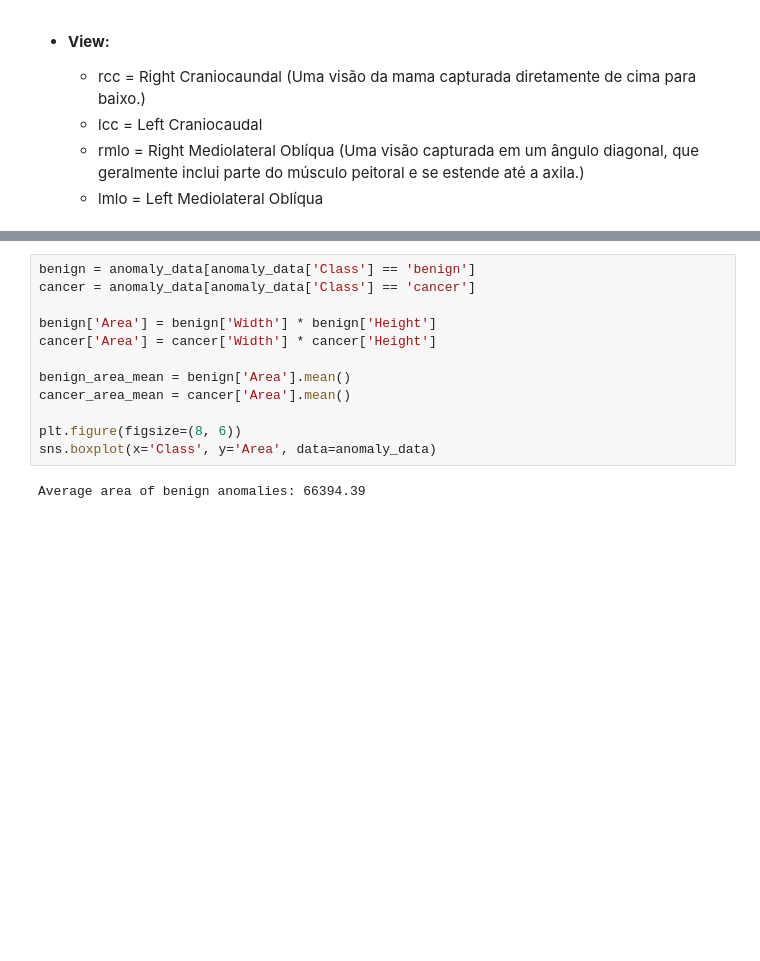
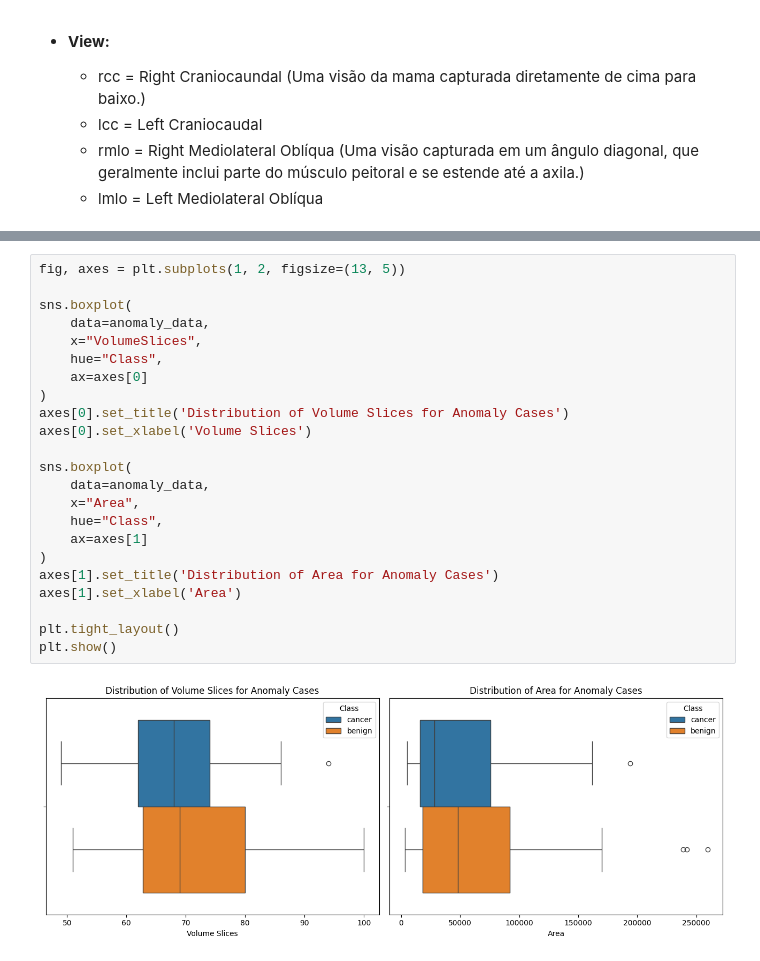
Before and after one commit to Carlos3du/picard-anomalydetection, a Jupyter notebook: cepc/notebooks/aed.ipynb, the cells around one changed output, grey strips where cells are left out. Drawn from its saved outputs; the diff is of its cells as text; blank space fills up the shorter version.

```diff
--- a/cepc/notebooks/aed.ipynb
+++ b/cepc/notebooks/aed.ipynb
@@ -140,14 +149,25 @@ memory usage: 7.2 KB
 # %%
-benign = anomaly_data[anomaly_data['Class'] == 'benign']
-cancer = anomaly_data[anomaly_data['Class'] == 'cancer']
+fig, axes = plt.subplots(1, 2, figsize=(13, 5))
 
-benign['Area'] = benign['Width'] * benign['Height']
-cancer['Area'] = cancer['Width'] * cancer['Height']
+sns.boxplot(
+    data=anomaly_data,
+    x="VolumeSlices",
+    hue="Class",
+    ax=axes[0]
+)
+axes[0].set_title('Distribution of Volume Slices for Anomaly Cases')
+axes[0].set_xlabel('Volume Slices')
 
-benign_area_mean = benign['Area'].mean()
-cancer_area_mean = cancer['Area'].mean()
+sns.boxplot(
+    data=anomaly_data,
+    x="Area",
+    hue="Class",
+    ax=axes[1]
+)
+axes[1].set_title('Distribution of Area for Anomaly Cases')
+axes[1].set_xlabel('Area')
 
-plt.figure(figsize=(8, 6))
-sns.boxplot(x='Class', y='Area', data=anomaly_data)
+plt.tight_layout()
+plt.show()
 # %% [output]
-Average area of benign anomalies: 66394.39
+[figure, added]
```
Also changed, not shown: parts of 11 cells of this notebook, 3 other files.
